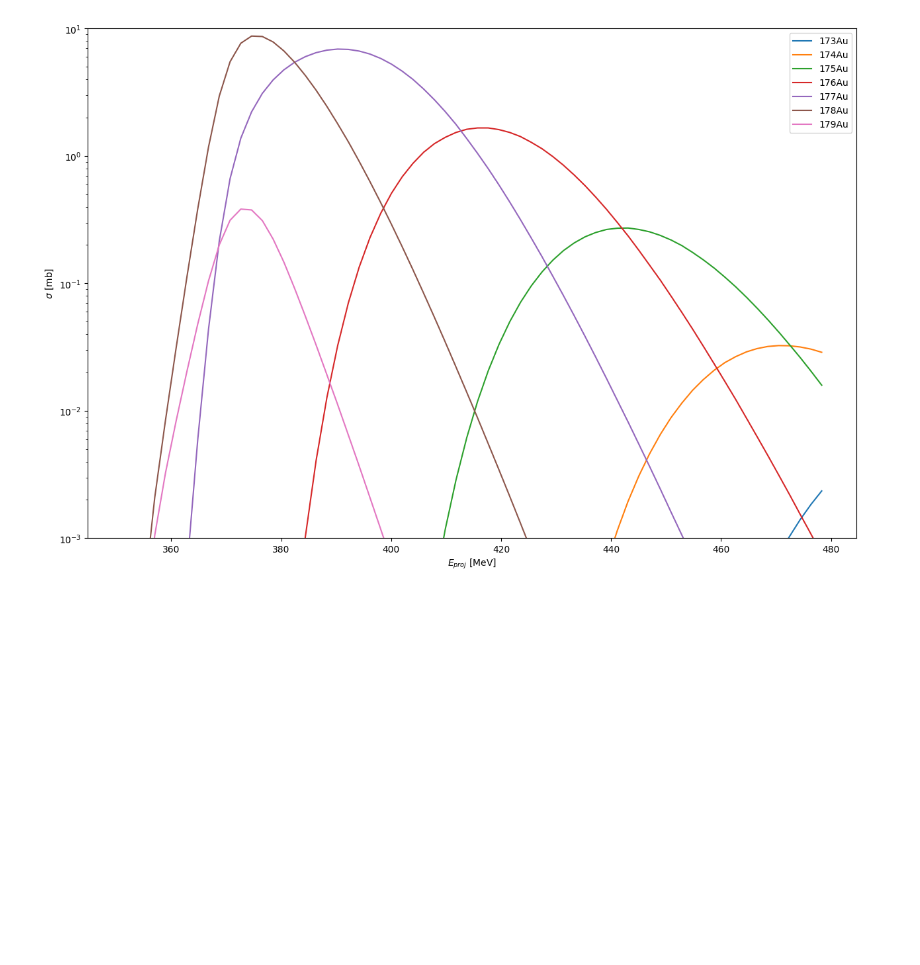
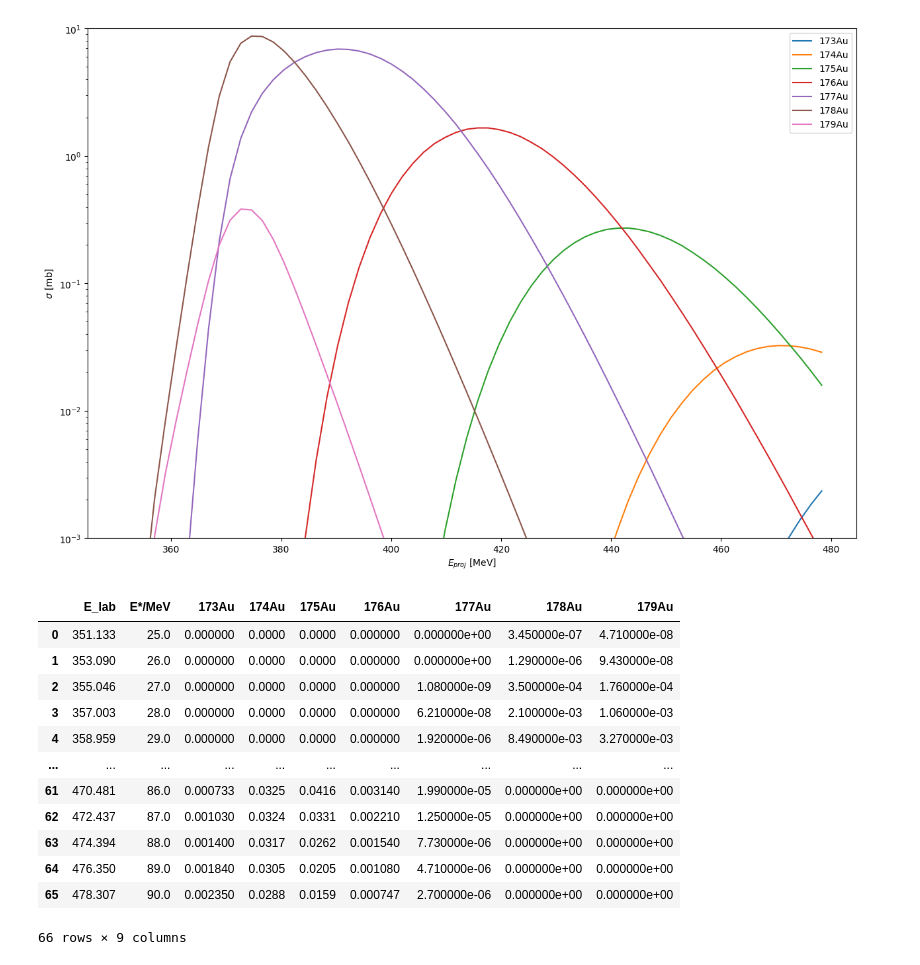
Before and after one commit to JozefMist/hivapJ, a Jupyter notebook: MyHivap/results/180hg/180hg.ipynb, the cells around one changed output. Cells and saved outputs as stored; diff of their text form; code cells hidden in the pictures; blank space fills up the shorter version.

```diff
--- a/MyHivap/results/180hg/180hg.ipynb
+++ b/MyHivap/results/180hg/180hg.ipynb
@@ -54,3 +67,19 @@ ax.set_ylim([1e-3,1e1])
 # %% [output]
 (0.001, 10.0)
 [figure]
+# %%
+df_pxn0
+# %% [output]
+|  | E_lab | E*/MeV | 173Au | 174Au | 175Au | 176Au | 177Au | 178Au | 179Au |
+| 0 | 351.133 | 25.0 | 0.000000 | 0.0000 | 0.0000 | 0.000000 | 0.000000e+00 | 3.450000e-07 | 4.710000e-08 |
+| 1 | 353.090 | 26.0 | 0.000000 | 0.0000 | 0.0000 | 0.000000 | 0.000000e+00 | 1.290000e-06 | 9.430000e-08 |
+| 2 | 355.046 | 27.0 | 0.000000 | 0.0000 | 0.0000 | 0.000000 | 1.080000e-09 | 3.500000e-04 | 1.760000e-04 |
+| 3 | 357.003 | 28.0 | 0.000000 | 0.0000 | 0.0000 | 0.000000 | 6.210000e-08 | 2.100000e-03 | 1.060000e-03 |
+| 4 | 358.959 | 29.0 | 0.000000 | 0.0000 | 0.0000 | 0.000000 | 1.920000e-06 | 8.490000e-03 | 3.270000e-03 |
+| ... | ... | ... | ... | ... | ... | ... | ... | ... | ... |
+| 61 | 470.481 | 86.0 | 0.000733 | 0.0325 | 0.0416 | 0.003140 | 1.990000e-05 | 0.000000e+00 | 0.000000e+00 |
+| 62 | 472.437 | 87.0 | 0.001030 | 0.0324 | 0.0331 | 0.002210 | 1.250000e-05 | 0.000000e+00 | 0.000000e+00 |
+| 63 | 474.394 | 88.0 | 0.001400 | 0.0317 | 0.0262 | 0.001540 | 7.730000e-06 | 0.000000e+00 | 0.000000e+00 |
+| 64 | 476.350 | 89.0 | 0.001840 | 0.0305 | 0.0205 | 0.001080 | 4.710000e-06 | 0.000000e+00 | 0.000000e+00 |
+| 65 | 478.307 | 90.0 | 0.002350 | 0.0288 | 0.0159 | 0.000747 | 2.700000e-06 | 0.000000e+00 | 0.000000e+00 |
+66 rows × 9 columns
```
Also changed, not shown: parts of 7 cells of this notebook.
